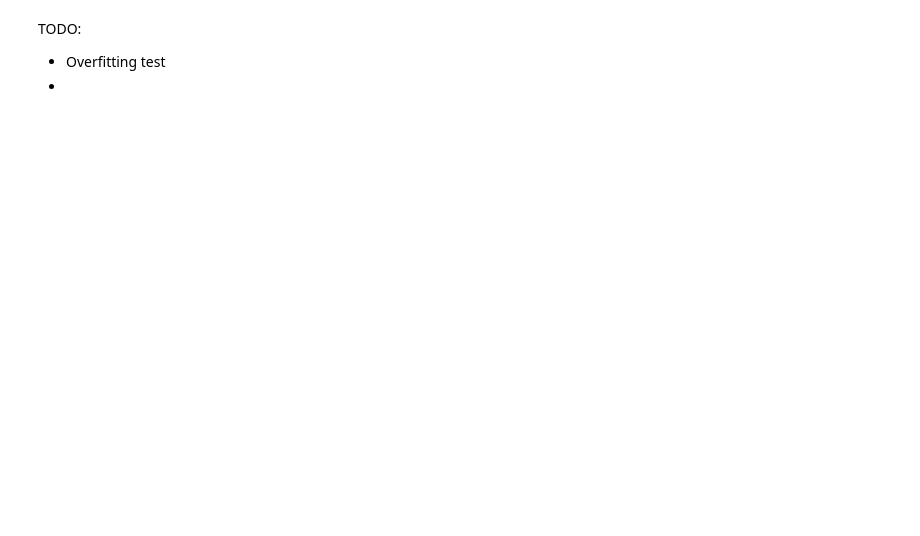
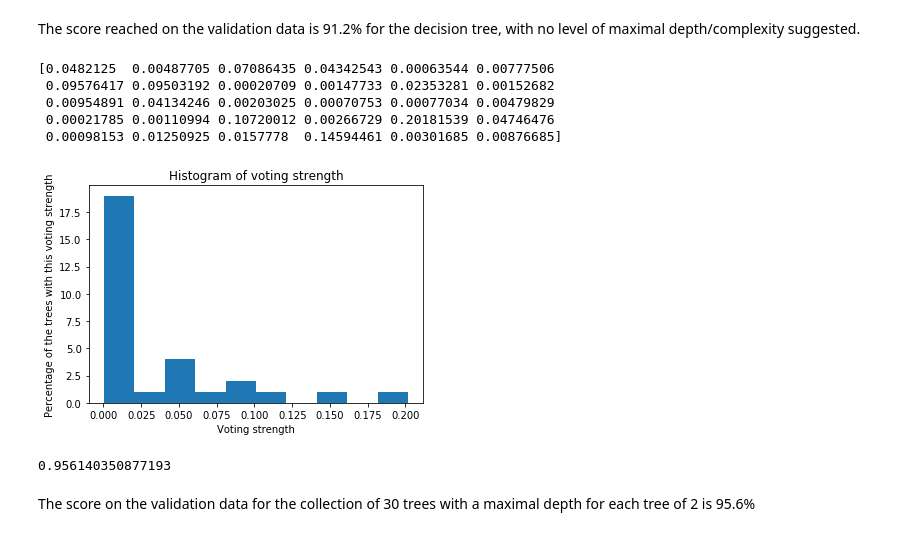
Before and after one commit to doodger/dataScience, a Jupyter notebook: manymodels.ipynb, the cells around one changed output. Saved outputs shown, nothing was run; the diff lists cells and outputs as text; code cells hidden in the pictures; blank space fills up the shorter version.

```diff
--- a/manymodels.ipynb
+++ b/manymodels.ipynb
@@ -23,5 +52,25 @@ model2 =
-# %% [markdown]
-TODO:
-
-*   Overfitting test
-*
+# %% [markdown]
+The score reached on the validation data is 91.2% for the decision tree, with no level of maximal depth/complexity suggested.
+# %%
+from sklearn.ensemble import RandomForestClassifier
+model2 = RandomForestClassifier(max_depth=2, random_state = 0 ) #The maximum depth of each tree is to prevent a swarm of memory eating massive trees. RNG seed is frozen
+model2.fit(X_train,y_train)
+
+print(model2.feature_importances_) #relative voting strength of each tree
+_ = plt.hist(model2.feature_importances_)
+plt.title("Histogram of voting strength")
+plt.xlabel("Voting strength")
+plt.ylabel("Percentage of the trees with this voting strength")
+plt.show()
+
+model2.score(X_test,y_test)
+# %% [output]
+[0.0482125  0.00487705 0.07086435 0.04342543 0.00063544 0.00777506
+ 0.09576417 0.09503192 0.00020709 0.00147733 0.02353281 0.00152682
+ 0.00954891 0.04134246 0.00203025 0.00070753 0.00077034 0.00479829
+ 0.00021785 0.00110994 0.10720012 0.00266729 0.20181539 0.04746476
+ 0.00098153 0.01250925 0.0157778  0.14594461 0.00301685 0.00876685]
+[figure, added]
+0.956140350877193
+# %% [markdown]
+The score on the validation data for the collection of 30 trees with a maximal depth for each tree of 2 is 95.6%
```
Also changed, not shown: parts of 8 cells of this notebook.
